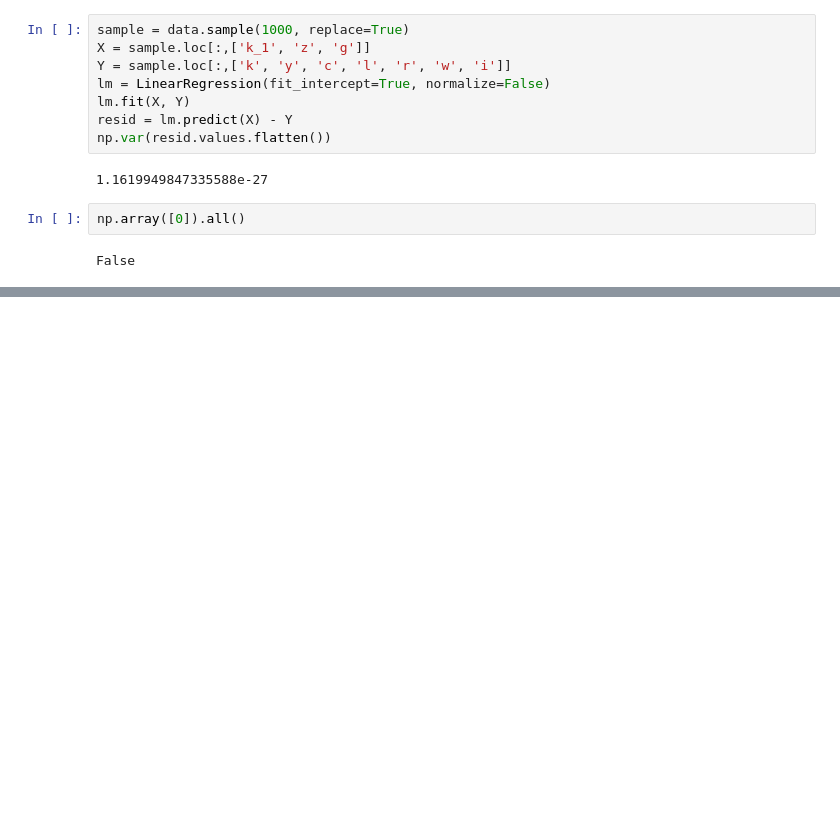
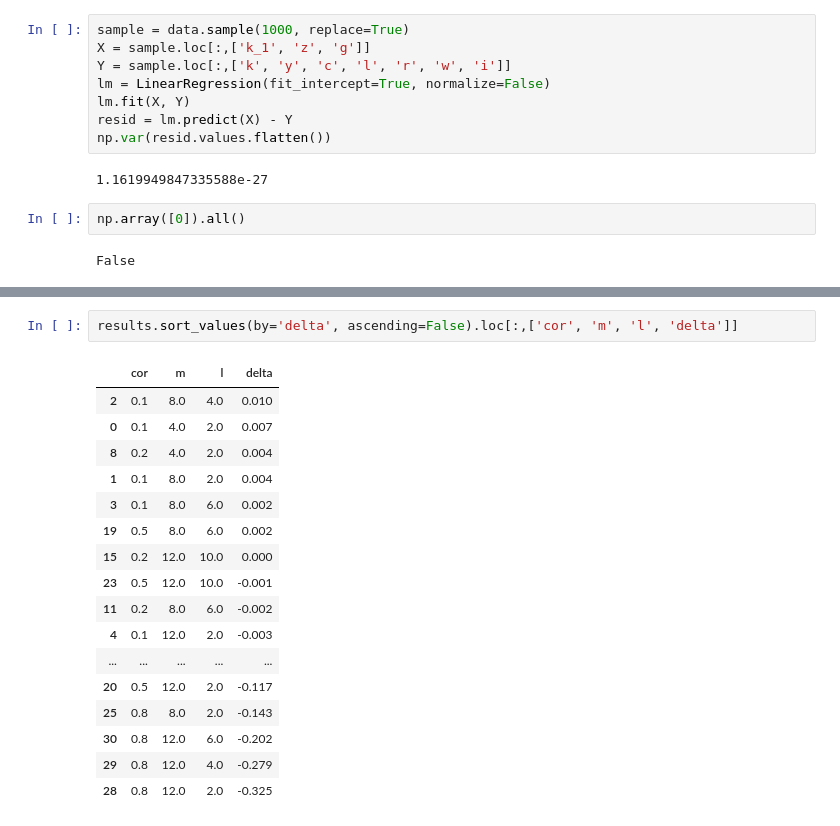
Before and after one commit to e-hall-hoffarth/causal_dsge, a Jupyter notebook: python/experiments.ipynb, the cells around one changed output, grey strips where cells are left out. Saved outputs shown, nothing was run; the diff lists cells and outputs as text; blank space fills up the shorter version.

```diff
--- a/python/experiments.ipynb
+++ b/python/experiments.ipynb
@@ -1078,0 +1160,20 @@ False
+# %%
+results.sort_values(by='delta', ascending=False).loc[:,['cor', 'm', 'l', 'delta']]
+# %% [output]
+|  | cor | m | l | delta |
+| 2 | 0.1 | 8.0 | 4.0 | 0.010 |
+| 0 | 0.1 | 4.0 | 2.0 | 0.007 |
+| 8 | 0.2 | 4.0 | 2.0 | 0.004 |
+| 1 | 0.1 | 8.0 | 2.0 | 0.004 |
+| 3 | 0.1 | 8.0 | 6.0 | 0.002 |
+| 19 | 0.5 | 8.0 | 6.0 | 0.002 |
+| 15 | 0.2 | 12.0 | 10.0 | 0.000 |
+| 23 | 0.5 | 12.0 | 10.0 | -0.001 |
+| 11 | 0.2 | 8.0 | 6.0 | -0.002 |
+| 4 | 0.1 | 12.0 | 2.0 | -0.003 |
+| ... | ... | ... | ... | ... |
+| 20 | 0.5 | 12.0 | 2.0 | -0.117 |
+| 25 | 0.8 | 8.0 | 2.0 | -0.143 |
+| 30 | 0.8 | 12.0 | 6.0 | -0.202 |
+| 29 | 0.8 | 12.0 | 4.0 | -0.279 |
+| 28 | 0.8 | 12.0 | 2.0 | -0.325 |
```
Also changed, not shown: parts of 13 cells of this notebook, 5 other files.
